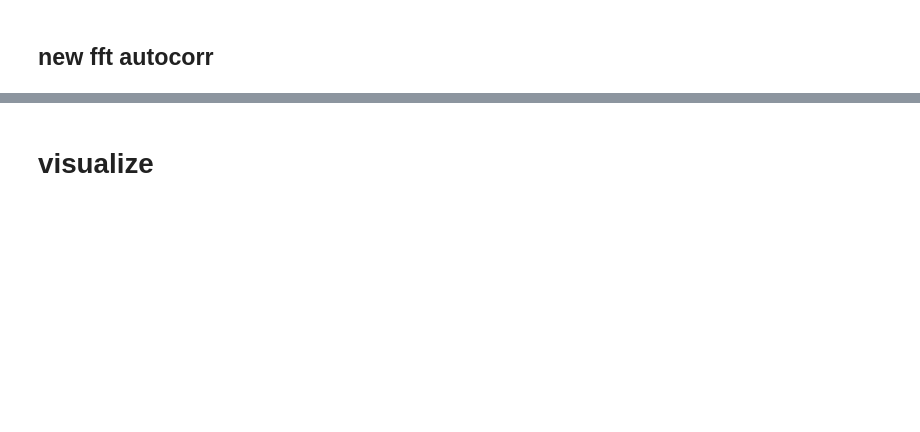
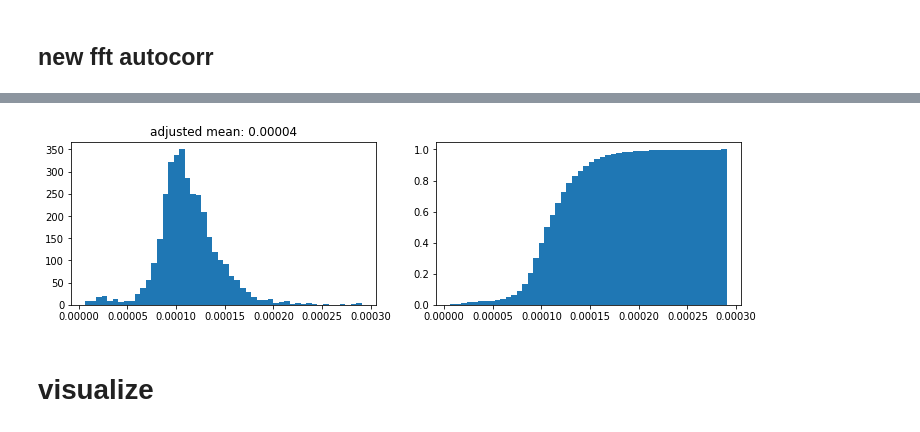
Before and after one commit to tjbergst/lorapy, a Jupyter notebook: lorapy-symbol-viewer.ipynb, the cells around one changed output, grey strips where cells are left out. Drawn from its saved outputs; the diff is of its cells as text; code cells hidden in the pictures; blank space fills up the shorter version.

```diff
--- a/lorapy-symbol-viewer.ipynb
+++ b/lorapy-symbol-viewer.ipynb
@@ -117,7 +120,7 @@ ploader.file_list
 # %% [markdown]
 ## symbols
 # %%
-file = symloader.select(29)
+file = symloader.select(101)
 file.load()
 display(file)
 
@@ -126,4 +129,7 @@ display(pfile)
 
 base_symbol = pfile.to_signal()
 display(base_symbol)
+
+symbols = file.to_signal()
+display(symbols)
 # %% [output]
@@ -226,5 +242,5 @@ def filter_symbols_fftcorr(file, plot=False):
 # %%
-for file in tqdm.tqdm(symloader.file_list):
+for file in tqdm.notebook.tqdm(symloader.file_list):
     logger.warning(f'working file {file}')
     file.load()
     if file.bw > 6 and file.att > 100:
@@ -268,5 +258,7 @@ file.name
 ## new fft autocorr
 # %%
 %%time
-filtered_symbols = filter_symbols_fftcorr(file, plot=True)
+THRESH_ADJ = 0.4
+
+filtered_symbols, _rm_symbols, corr_fftconvs = filter_symbols_fftcorr(file, thresh_adj=THRESH_ADJ, mp=True, plot=False)
 # %% [output]
@@ -281,2 +275,11 @@ AttributeError: 'list' object has no attribute 'shape'
+# %%
+fig, ax = plt.subplots(1, 2, figsize=(12, 3))
+with warnings.catch_warnings():
+    warnings.simplefilter("ignore")
+    ax[0].hist(corr_fftconvs, bins=50)
+    ax[1].hist(corr_fftconvs, bins=50, cumulative=True, density=True)
+    ax[0].set_title(f'adjusted mean: {corr_fftconvs.mean() * THRESH_ADJ:0.5f}')
+# %% [output]
+[figure, added]
 # %% [markdown]
 # visualize
```
Also changed, not shown: parts of 25 cells of this notebook.
